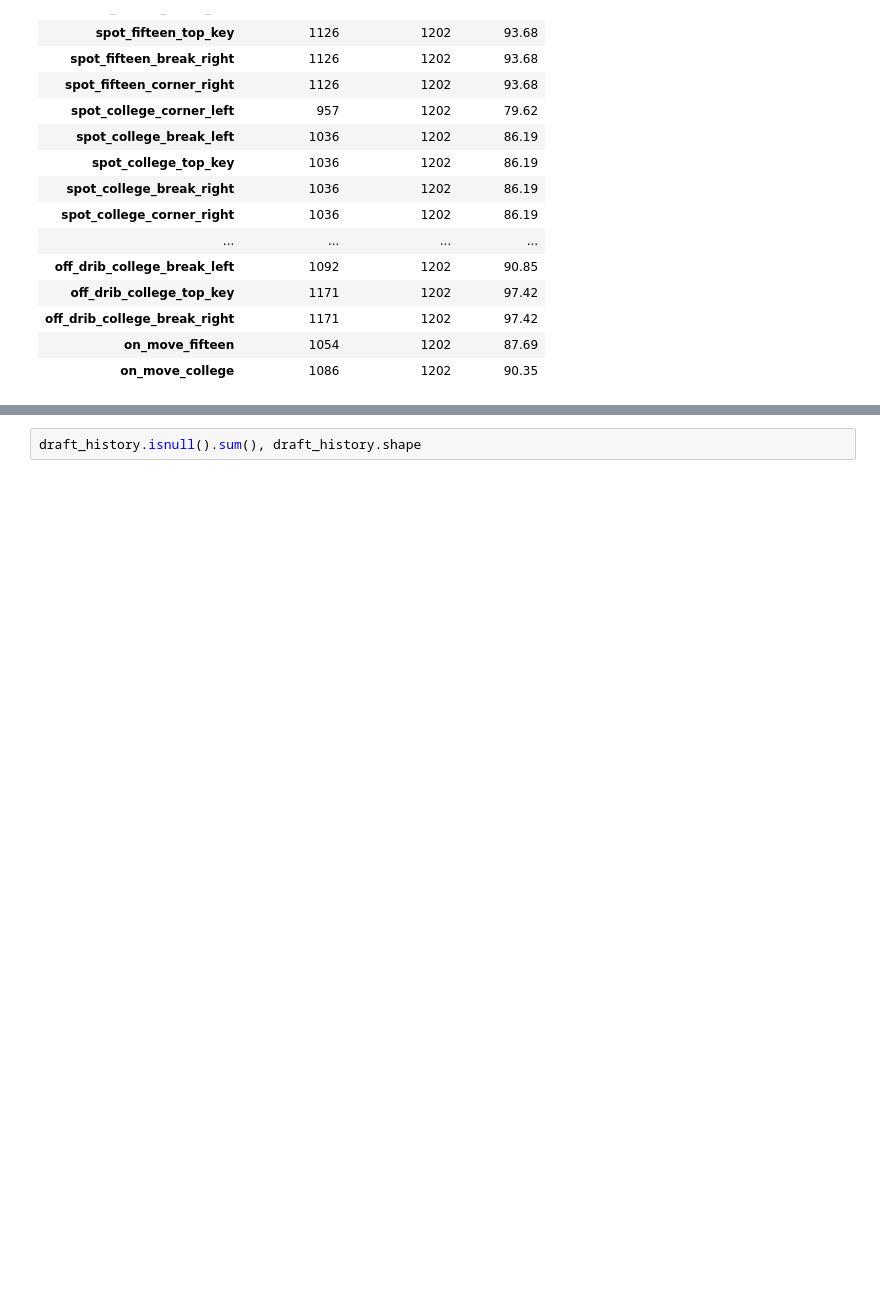
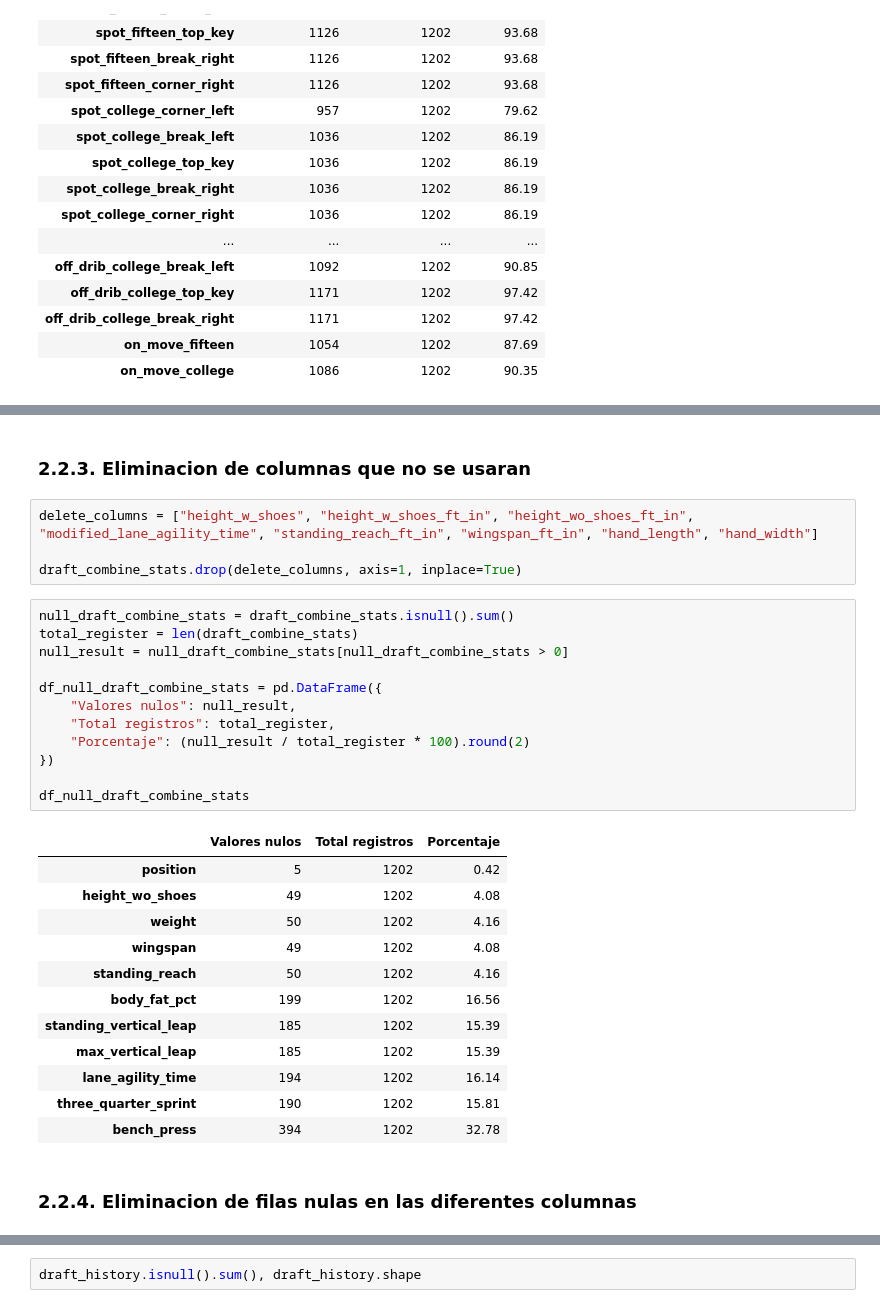
Before and after one commit to ardev-21/NBAnalytics, a Jupyter notebook: nbanalytics.ipynb, the cells around one changed output, grey strips where cells are left out. Cells and saved outputs as stored; diff of their text form; blank space fills up the shorter version.

```diff
--- a/nbanalytics.ipynb
+++ b/nbanalytics.ipynb
@@ -171,0 +236,33 @@ draft_combine_stats
+# %% [markdown]
+### 2.2.3. Eliminacion de columnas que no se usaran
+# %%
+delete_columns = ["height_w_shoes", "height_w_shoes_ft_in", "height_wo_shoes_ft_in", "modified_lane_agility_time", "standing_reach_ft_in", "wingspan_ft_in", "hand_length", "hand_width"]
+
+draft_combine_stats.drop(delete_columns, axis=1, inplace=True)
+# %%
+null_draft_combine_stats = draft_combine_stats.isnull().sum()
+total_register = len(draft_combine_stats)
+null_result = null_draft_combine_stats[null_draft_combine_stats > 0]
+
+df_null_draft_combine_stats = pd.DataFrame({
+    "Valores nulos": null_result,
+    "Total registros": total_register,
+    "Porcentaje": (null_result / total_register * 100).round(2)
+})
+
+df_null_draft_combine_stats
+# %% [output]
+|  | Valores nulos | Total registros | Porcentaje |
+| position | 5 | 1202 | 0.42 |
+| height_wo_shoes | 49 | 1202 | 4.08 |
+| weight | 50 | 1202 | 4.16 |
+| wingspan | 49 | 1202 | 4.08 |
+| standing_reach | 50 | 1202 | 4.16 |
+| body_fat_pct | 199 | 1202 | 16.56 |
+| standing_vertical_leap | 185 | 1202 | 15.39 |
+| max_vertical_leap | 185 | 1202 | 15.39 |
+| lane_agility_time | 194 | 1202 | 16.14 |
+| three_quarter_sprint | 190 | 1202 | 15.81 |
+| bench_press | 394 | 1202 | 32.78 |
+# %% [markdown]
+### 2.2.4. Eliminacion de filas nulas en las diferentes columnas
```
Also changed, not shown: parts of 162 cells of this notebook.
